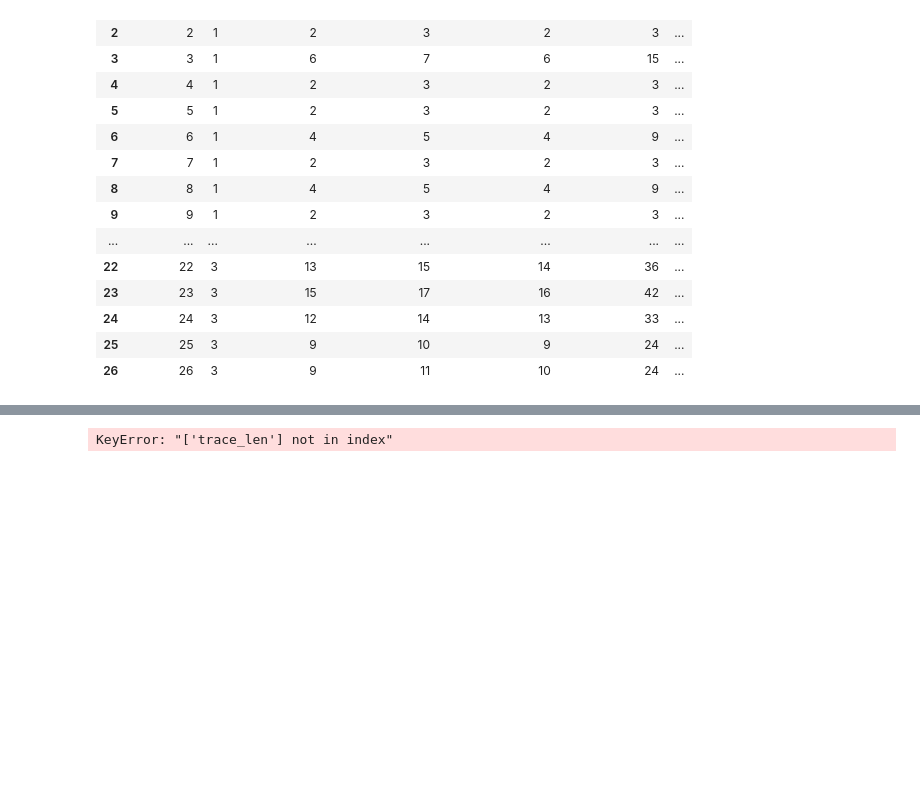
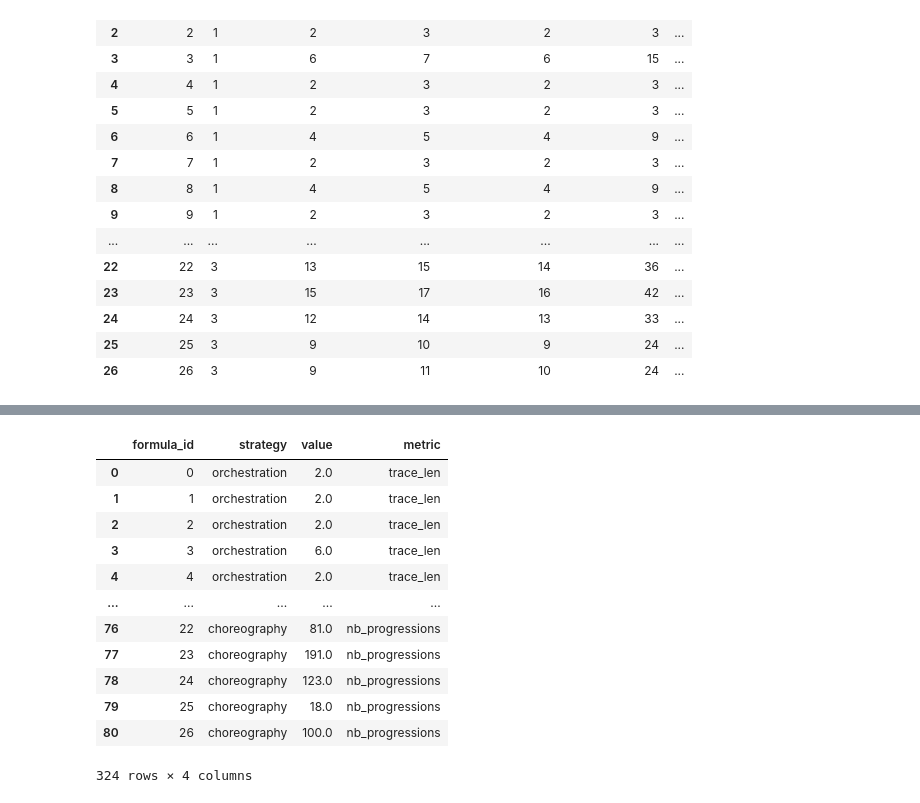
Before and after one commit to ennioVisco/predicting-decentmon, a Jupyter notebook: main.ipynb, the cells around one changed output, grey strips where cells are left out. Cells and saved outputs as stored; diff of their text form; code cells hidden in the pictures; blank space fills up the shorter version.

```diff
--- a/main.ipynb
+++ b/main.ipynb
@@ -98,24 +123,36 @@ merged
 # %%
-def extract_metric(data, metric):
+def extract_metric(df, metric):
     """
     Extracts the given column metric to the pair of columns (metric, value)
-    :param data: the dataframe having the current metric
+    :param df: the dataframe having the current metric
     :param metric: the metric to extract
     :return: a copy of the original dataframe where the metric column is replaced with the pair (metric, value)
     """
-    data = merged[['formula_id', 'strategy', metric]].copy()
+    data = df[['formula_id', 'strategy', metric]].copy()
     data['metric'] = metric
     data = data.rename(columns={metric:"value"})
     return data
 
-trace_length = extract_metric(merged, "trace_len")
-num_mess = extract_metric(merged, "num_mess")
-size_mess = extract_metric(merged, "size_mess")
-nb_progressions = extract_metric(merged, "nb_progressions")
+trace_length = extract_metric(sdf, "trace_len")
+num_mess = extract_metric(sdf, "num_mess")
+size_mess = extract_metric(sdf, "size_mess")
+nb_progressions = extract_metric(sdf, "nb_progressions")
 merged_metrics = pd.concat([trace_length, num_mess, size_mess, nb_progressions])
 merged_metrics
 # %% [output]
+|  | formula_id | strategy | value | metric |
+| 0 | 0 | orchestration | 2.0 | trace_len |
+| 1 | 1 | orchestration | 2.0 | trace_len |
+| 2 | 2 | orchestration | 2.0 | trace_len |
+| 3 | 3 | orchestration | 6.0 | trace_len |
+| 4 | 4 | orchestration | 2.0 | trace_len |
+| ... | ... | ... | ... | ... |
+| 76 | 22 | choreography | 81.0 | nb_progressions |
+| 77 | 23 | choreography | 191.0 | nb_progressions |
+| 78 | 24 | choreography | 123.0 | nb_progressions |
+| 79 | 25 | choreography | 18.0 | nb_progressions |
+| 80 | 26 | choreography | 100.0 | nb_progressions |
-KeyError: "['trace_len'] not in index"
+324 rows × 4 columns
 # %%
 def plot(data, ax=None):
     """
```
Also changed, not shown: parts of 10 cells of this notebook, 3 other files.
